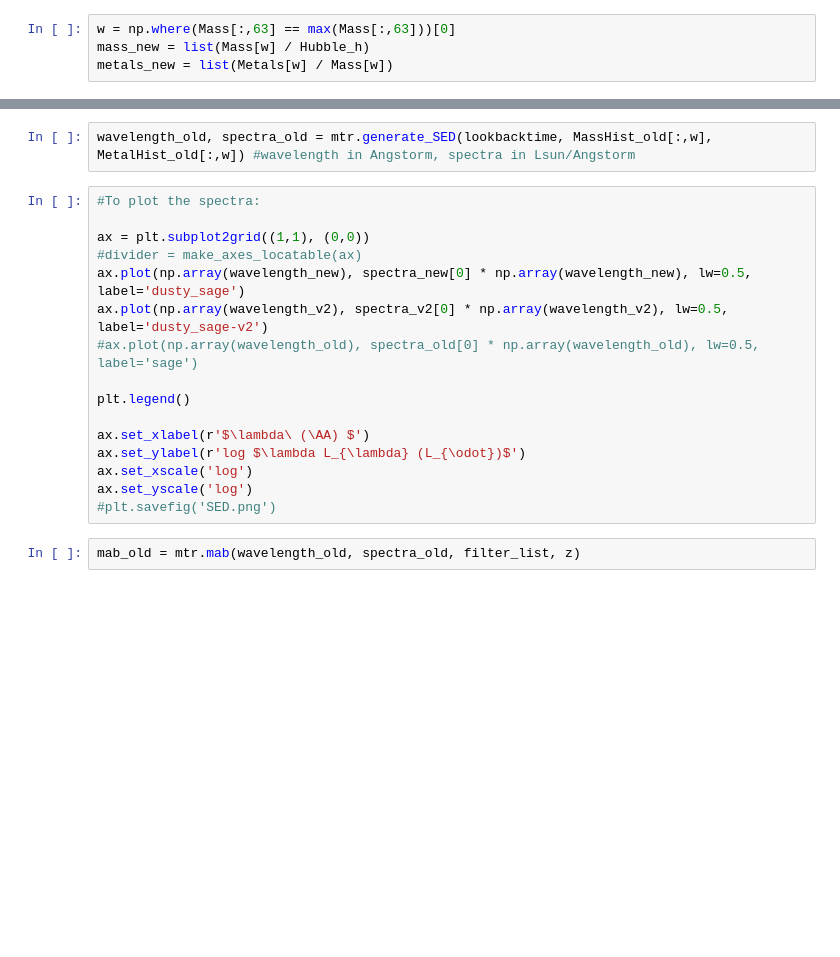
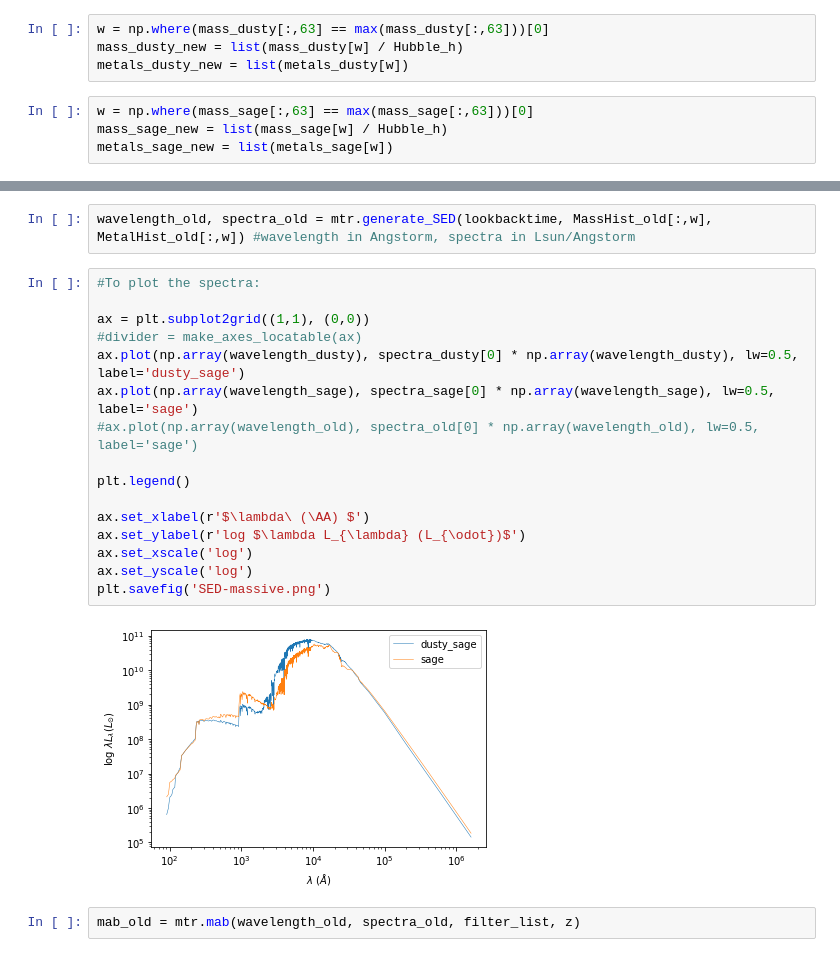
Before and after one commit to dptriani/mentari, a Jupyter notebook: For-dusty-sage.ipynb, the cells around one changed output, grey strips where cells are left out. Saved outputs shown, nothing was run; the diff lists cells and outputs as text; blank space fills up the shorter version.

```diff
--- a/For-dusty-sage.ipynb
+++ b/For-dusty-sage.ipynb
@@ -1140,9 +1158,13 @@ plt.xlabel(r'$\log_{10} M_{\mathrm{stars}}\ (M_{\odot})$')  # and the x-axis lab
 plt.ylabel('Stellar Metallicity')
 #plt.savefig('old_metals_z1.png')
 # %%
-w = np.where(Mass[:,63] == max(Mass[:,63]))[0]
-mass_new = list(Mass[w] / Hubble_h)
-metals_new = list(Metals[w] / Mass[w])
+w = np.where(mass_dusty[:,63] == max(mass_dusty[:,63]))[0]
+mass_dusty_new = list(mass_dusty[w] / Hubble_h)
+metals_dusty_new = list(metals_dusty[w])
+# %%
+w = np.where(mass_sage[:,63] == max(mass_sage[:,63]))[0]
+mass_sage_new = list(mass_sage[w] / Hubble_h)
+metals_sage_new = list(metals_sage[w])
 # %%
 age = np.asarray([0.0124, 0.0246, 0.0491, 0.1037, 0.1871, 0.2120, 0.2399, 0.2709, 0.3054, 0.3438, 0.3864, 0.4335, 0.4856, 0.5430, 0.6062, 0.6756, 0.7517, 0.8349, 0.9259, 1.0249, 1.1327, 1.2496, 1.3763, 1.5131, 1.6606, 1.8192, 1.9895, 2.1717, 2.3662, 2.5734, 2.7934, 3.0265, 3.2726, 3.5318, 3.8038, 4.0886, 4.3856, 4.6944, 5.0144, 5.3488, 5.6849, 6.0337, 6.3901, 6.7531, 7.1215, 7.4940, 7.8694, 8.2464, 8.6238, 9.0004, 9.3750, 9.7463, 10.1133, 10.4750, 10.8303, 11.1783, 11.5181, 11.8490, 12.1702, 12.4811, 12.7810, 13.0695, 13.3459, 13.6098])
 lookbacktime = sorted((np.array([13.6098]*len(age)) - age) * 1.e9)
@@ -1194,19 +1231,21 @@ wavelength_old, spectra_old = mtr.generate_SED(lookbacktime, MassHist_old[:,w],
 # %%
 #To plot the spectra:
 
 ax = plt.subplot2grid((1,1), (0,0))
 #divider = make_axes_locatable(ax)
-ax.plot(np.array(wavelength_new), spectra_new[0] * np.array(wavelength_new), lw=0.5, label='dusty_sage')
-ax.plot(np.array(wavelength_v2), spectra_v2[0] * np.array(wavelength_v2), lw=0.5, label='dusty_sage-v2')
+ax.plot(np.array(wavelength_dusty), spectra_dusty[0] * np.array(wavelength_dusty), lw=0.5, label='dusty_sage')
+ax.plot(np.array(wavelength_sage), spectra_sage[0] * np.array(wavelength_sage), lw=0.5, label='sage')
 #ax.plot(np.array(wavelength_old), spectra_old[0] * np.array(wavelength_old), lw=0.5, label='sage')
 
 plt.legend()
 
 ax.set_xlabel(r'$\lambda\ (\AA) $')
 ax.set_ylabel(r'log $\lambda L_{\lambda} (L_{\odot})$')
 ax.set_xscale('log')
 ax.set_yscale('log')
-#plt.savefig('SED.png')
+plt.savefig('SED-massive.png')
+# %% [output]
+[figure, added]
 # %%
 mab_old = mtr.mab(wavelength_old, spectra_old, filter_list, z)
 # %%
```
Also changed, not shown: parts of 20 cells of this notebook, 1 other file.
